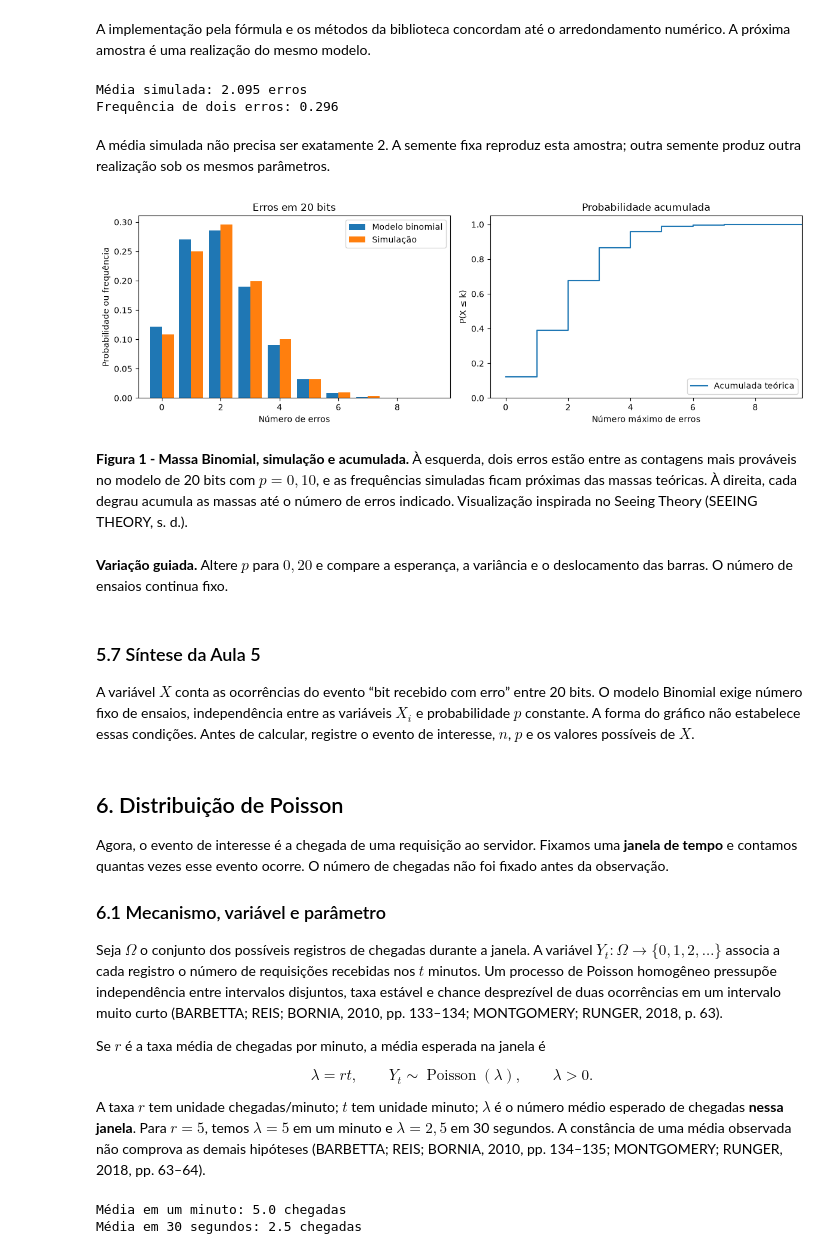
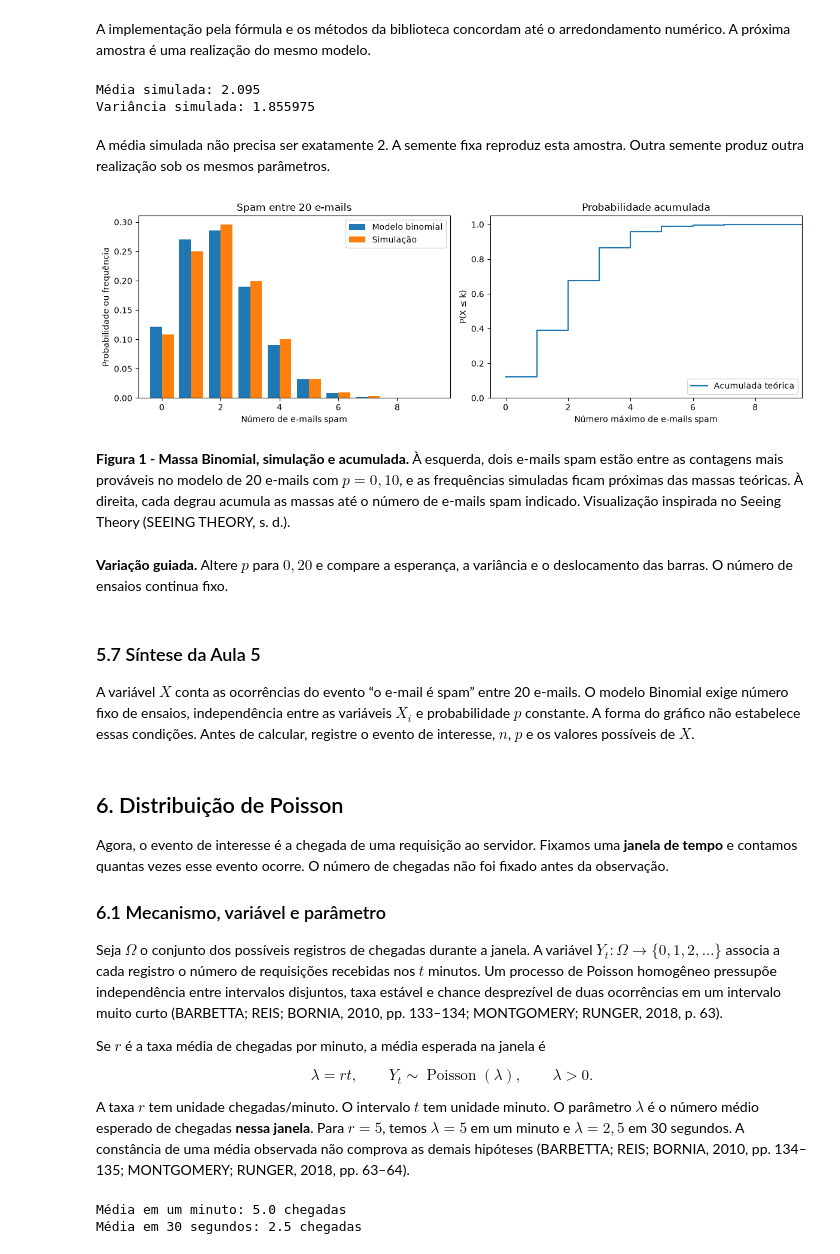
Before and after one commit to carubbi/MQ, a Jupyter notebook: notebooks/resolvidos/u2_s03.ipynb, the cells around one changed output. Saved outputs shown, nothing was run; the diff lists cells and outputs as text; code cells hidden in the pictures.

Commit message:
Revisa exemplos e funções do notebook de binomial e Poisson

```diff
--- a/notebooks/resolvidos/u2_s03.ipynb
+++ b/notebooks/resolvidos/u2_s03.ipynb
@@ -217 +256,15 @@ Considere $n=20$ bits e $p=0{,}10$ de erro por bit. A função `math.comb` da bi
+# %%
+# Calcular a probabilidade binomial pela definição
+from math import comb
+
+
+def prob_binom(k: int, n: int, p: float) -> float:
+    """Calcula a probabilidade de exatamente k sucessos em n ensaios."""
+
+    if n < 1 or not 0 <= k <= n:
+        raise ValueError('Use n positivo e k entre 0 e n.')
+    if not 0 <= p <= 1:
+        raise ValueError('Use uma probabilidade p entre 0 e 1.')
+
+    return comb(n, k) * p**k * (1 - p)**(n - k)
 # %%
@@ -235,6 +283,11 @@ O complemento de $X\leq2$ é $X>2$. Já o evento $X\geq2$ inclui o resultado de
 # %%
 # VERIFIQUE A MASSA TOTAL E A NÃO NEGATIVIDADE.
+valores_x = list(range(n + 1))
+prob_x = []
+for k in valores_x:
+    prob_x.append(prob_binom(k, n, p))
+
 print("Massas não negativas:", sum(q < 0 for q in prob_x) == 0)
-print("Soma das massas:", round(sum(prob_x), 12))
+print("Soma das massas:", sum(prob_x))
 # %% [output]
 Massas não negativas: True
@@ -241,0 +295,6 @@ Soma das massas: 1.0
+# %%
+# Alternativa ao laço: construir as probabilidades por compreensão de lista
+prob_x = [prob_binom(k, n, p) for k in valores_x]
+print("P(X = 2):", prob_x[2])
+print("P(X ≤ 2):", sum(prob_x[:3]))
+print("P(X > 2):", 1 - sum(prob_x[:3]))
@@ -274,42 +337,42 @@ Maior diferença nas massas: 1.6653345369377348e-16
 # %% [markdown]
 A implementação pela fórmula e os métodos da biblioteca concordam até o arredondamento numérico. A próxima amostra é uma realização do mesmo modelo.
 # %%
-# SIMULE MIL TRANSMISSÕES COM SEMENTE FIXA.
+# SIMULE MIL SEQUÊNCIAS DE 20 E-MAILS COM SEMENTE FIXA.
 import numpy as np
 
 amostra_x = binom.rvs(n, p, size=1000, random_state=np.random.default_rng(2026))
-freq_x = [sum(amostra_x == k) / len(amostra_x) for k in valores_x]
-print("Média simulada:", round(float(np.mean(amostra_x)), 4), "erros")
-print("Frequência de dois erros:", round(freq_x[2], 4))
+freq_x = np.bincount(amostra_x, minlength=n + 1) / amostra_x.size
+print("Média simulada:", np.mean(amostra_x))
+print("Variância simulada:", np.var(amostra_x))
 # %% [output]
-Média simulada: 2.095 erros
-Frequência de dois erros: 0.296
+Média simulada: 2.095
+Variância simulada: 1.855975
 # %% [markdown]
-A média simulada não precisa ser exatamente 2. A semente fixa reproduz esta amostra; outra semente produz outra realização sob os mesmos parâmetros.
+A média simulada não precisa ser exatamente 2. A semente fixa reproduz esta amostra. Outra semente produz outra realização sob os mesmos parâmetros.
 # %%
 # COMPARE MASSAS TEÓRICAS, FREQUÊNCIAS E ACUMULADA.
 import matplotlib.pyplot as plt
 
 fig, eixos = plt.subplots(1, 2, figsize=(12, 4))
 eixos[0].bar(np.array(valores_x) - 0.2, prob_x, width=0.4, label="Modelo binomial")
 eixos[0].bar(np.array(valores_x) + 0.2, freq_x, width=0.4, label="Simulação")
-eixos[0].set(xlabel="Número de erros", ylabel="Probabilidade ou frequência", title="Erros em 20 bits", xlim=(-0.8, 9.8))
+eixos[0].set(xlabel="Número de e-mails spam", ylabel="Probabilidade ou frequência", title="Spam entre 20 e-mails", xlim=(-0.8, 9.8))
 eixos[0].legend()
 eixos[1].step(valores_x, np.cumsum(prob_x), where="post", label="Acumulada teórica")
-eixos[1].set(xlabel="Número máximo de erros", ylabel="P(X ≤ k)", title="Probabilidade acumulada", xlim=(-0.5, 9.5), ylim=(0, 1.05))
+eixos[1].set(xlabel="Número máximo de e-mails spam", ylabel="P(X ≤ k)", title="Probabilidade acumulada", xlim=(-0.5, 9.5), ylim=(0, 1.05))
 eixos[1].legend(loc="lower right")
 fig.tight_layout()
 plt.show()
 # %% [output]
-[figure, old version]
+[figure, new version]
 # %% [markdown]
-**Figura 1 - Massa Binomial, simulação e acumulada.** À esquerda, dois erros estão entre as contagens mais prováveis no modelo de 20 bits com $p=0{,}10$, e as frequências simuladas ficam próximas das massas teóricas. À direita, cada degrau acumula as massas até o número de erros indicado. Visualização inspirada no Seeing Theory (SEEING THEORY, s. d.).
+**Figura 1 - Massa Binomial, simulação e acumulada.** À esquerda, dois e-mails spam estão entre as contagens mais prováveis no modelo de 20 e-mails com $p=0{,}10$, e as frequências simuladas ficam próximas das massas teóricas. À direita, cada degrau acumula as massas até o número de e-mails spam indicado. Visualização inspirada no Seeing Theory (SEEING THEORY, s. d.).
 # %% [markdown]
 **Variação guiada.** Altere $p$ para $0{,}20$ e compare a esperança, a variância e o deslocamento das barras. O número de ensaios continua fixo.
 # %% [markdown]
 ### 5.7 Síntese da Aula 5
 
-A variável $X$ conta as ocorrências do evento “bit recebido com erro” entre 20 bits. O modelo Binomial exige número fixo de ensaios, independência entre as variáveis $X_i$ e probabilidade $p$ constante. A forma do gráfico não estabelece essas condições. Antes de calcular, registre o evento de interesse, $n$, $p$ e os valores possíveis de $X$.
+A variável $X$ conta as ocorrências do evento “o e-mail é spam” entre 20 e-mails. O modelo Binomial exige número fixo de ensaios, independência entre as variáveis $X_i$ e probabilidade $p$ constante. A forma do gráfico não estabelece essas condições. Antes de calcular, registre o evento de interesse, $n$, $p$ e os valores possíveis de $X$.
 # %% [markdown]
 ## 6. Distribuição de Poisson
 
@@ -325,7 +388,7 @@ $$
 \lambda=rt,\qquad Y_t\sim\operatorname{Poisson}(\lambda),\qquad \lambda>0.\tag{6.1}
 $$
 
-A taxa $r$ tem unidade chegadas/minuto; $t$ tem unidade minuto; $\lambda$ é o número médio esperado de chegadas **nessa janela**. Para $r=5$, temos $\lambda=5$ em um minuto e $\lambda=2{,}5$ em 30 segundos. A constância de uma média observada não comprova as demais hipóteses (BARBETTA; REIS; BORNIA, 2010, pp. 134–135; MONTGOMERY; RUNGER, 2018, pp. 63–64).
+A taxa $r$ tem unidade chegadas/minuto. O intervalo $t$ tem unidade minuto. O parâmetro $\lambda$ é o número médio esperado de chegadas **nessa janela**. Para $r=5$, temos $\lambda=5$ em um minuto e $\lambda=2{,}5$ em 30 segundos. A constância de uma média observada não comprova as demais hipóteses (BARBETTA; REIS; BORNIA, 2010, pp. 134–135; MONTGOMERY; RUNGER, 2018, pp. 63–64).
 # %%
 # CONVERTA A TAXA PARA AS DUAS JANELAS DE OBSERVAÇÃO.
 taxa = 5.0  # chegadas por minuto
```
Also changed, not shown: parts of 34 cells of this notebook.
